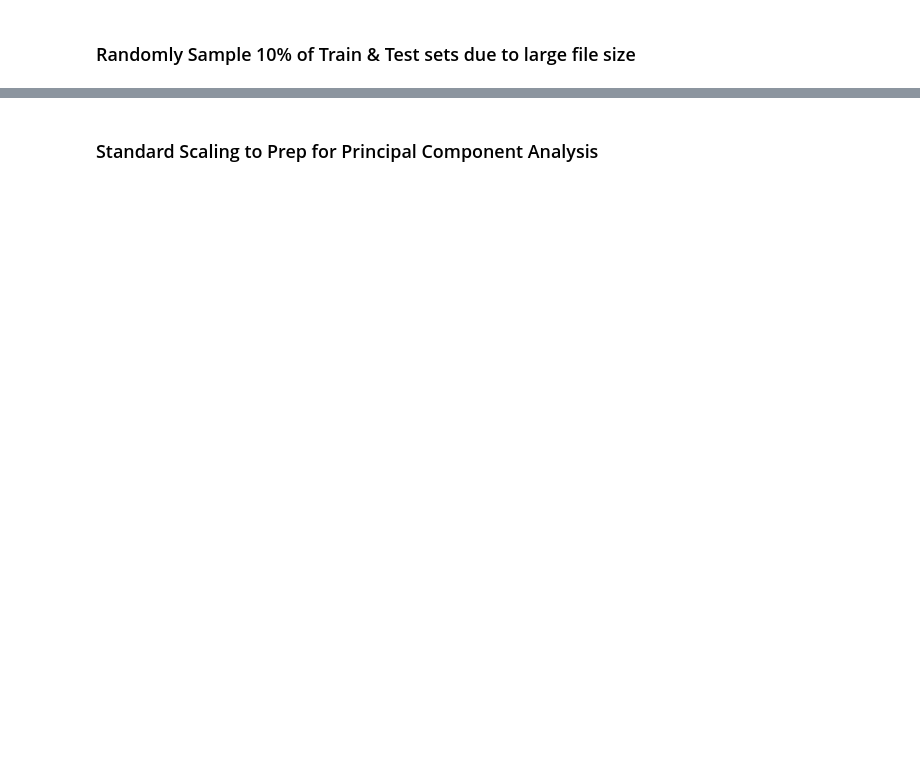
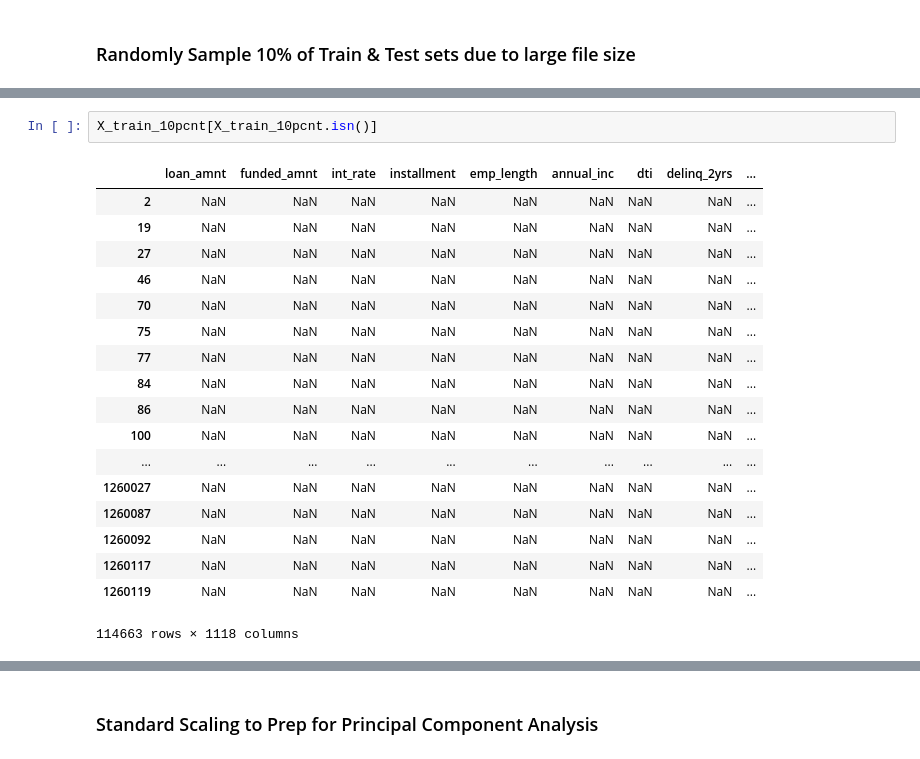
Before and after one commit to as6140/peervest, a Jupyter notebook: lc_preprocessing.ipynb, the cells around one changed output, grey strips where cells are left out. Cells and saved outputs as stored; diff of their text form; blank space fills up the shorter version.

```diff
--- a/lc_preprocessing.ipynb
+++ b/lc_preprocessing.ipynb
@@ -102,0 +103,21 @@ X_train.head()
+# %%
+X_train_10pcnt[X_train_10pcnt.isn()]
+# %% [output]
+|  | loan_amnt | funded_amnt | int_rate | installment | emp_length | annual_inc | dti | delinq_2yrs | ... |
+| 2 | NaN | NaN | NaN | NaN | NaN | NaN | NaN | NaN | ... |
+| 19 | NaN | NaN | NaN | NaN | NaN | NaN | NaN | NaN | ... |
+| 27 | NaN | NaN | NaN | NaN | NaN | NaN | NaN | NaN | ... |
+| 46 | NaN | NaN | NaN | NaN | NaN | NaN | NaN | NaN | ... |
+| 70 | NaN | NaN | NaN | NaN | NaN | NaN | NaN | NaN | ... |
+| 75 | NaN | NaN | NaN | NaN | NaN | NaN | NaN | NaN | ... |
+| 77 | NaN | NaN | NaN | NaN | NaN | NaN | NaN | NaN | ... |
+| 84 | NaN | NaN | NaN | NaN | NaN | NaN | NaN | NaN | ... |
+| 86 | NaN | NaN | NaN | NaN | NaN | NaN | NaN | NaN | ... |
+| 100 | NaN | NaN | NaN | NaN | NaN | NaN | NaN | NaN | ... |
+| ... | ... | ... | ... | ... | ... | ... | ... | ... | ... |
+| 1260027 | NaN | NaN | NaN | NaN | NaN | NaN | NaN | NaN | ... |
+| 1260087 | NaN | NaN | NaN | NaN | NaN | NaN | NaN | NaN | ... |
+| 1260092 | NaN | NaN | NaN | NaN | NaN | NaN | NaN | NaN | ... |
+| 1260117 | NaN | NaN | NaN | NaN | NaN | NaN | NaN | NaN | ... |
+| 1260119 | NaN | NaN | NaN | NaN | NaN | NaN | NaN | NaN | ... |
+114663 rows × 1118 columns
```
Also changed, not shown: parts of 16 cells of this notebook, 1 other file.
